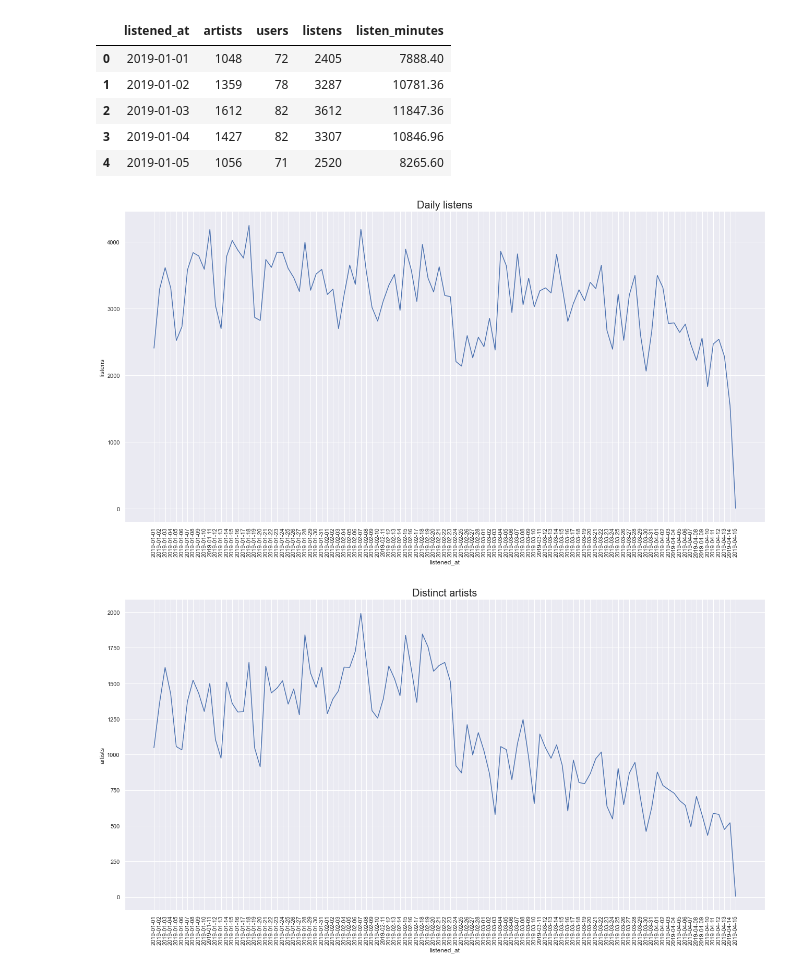
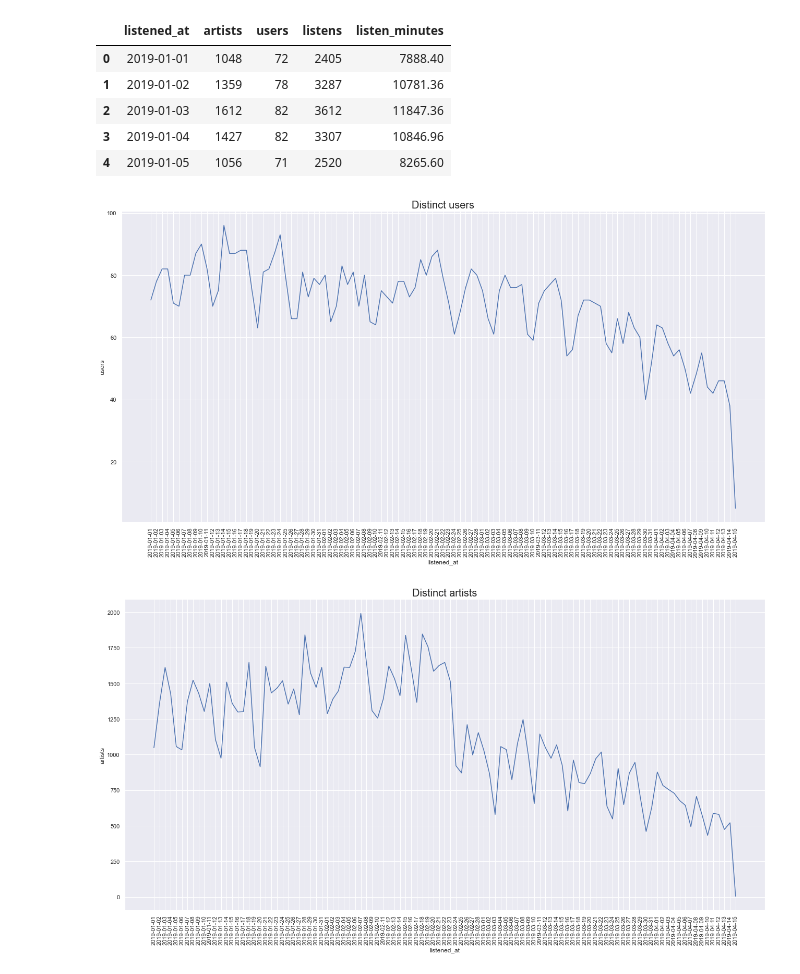
Before and after one commit to gabegm/MusicDB, a Jupyter notebook: notebooks/management_report.ipynb, the cells around one changed output. Drawn from its saved outputs; the diff is of its cells as text; code cells hidden in the pictures.

```diff
--- a/notebooks/management_report.ipynb
+++ b/notebooks/management_report.ipynb
@@ -40,14 +51,14 @@ df_daily_listens.head()
 | 4 | 2019-01-05 | 1056 | 71 | 2520 | 8265.60 |
 # %%
 fig, ax = plt.subplots(figsize=(18,10))
-ax.set_title("Daily listens", fontsize=20, fontweight=3)
+ax.set_title("Distinct users", fontsize=20, fontweight=3)
 #ax.set(xlabel="feature_1mean", ylabel="feature_2mean")
-sns.lineplot(x="listened_at", y="listens", data=df_daily_listens, ax=ax)
+sns.lineplot(x="listened_at", y="users", data=df_daily_listens, ax=ax)
 plt.xticks(rotation=90)
 #ax.legend()
 fig.tight_layout()
 # %% [output]
-[figure, old version]
+[figure, new version]
 # %%
 fig, ax = plt.subplots(figsize=(18,10))
 ax.set_title("Distinct artists", fontsize=20, fontweight=3)
```
Also changed, not shown: parts of 2 cells of this notebook, 4 other files.
